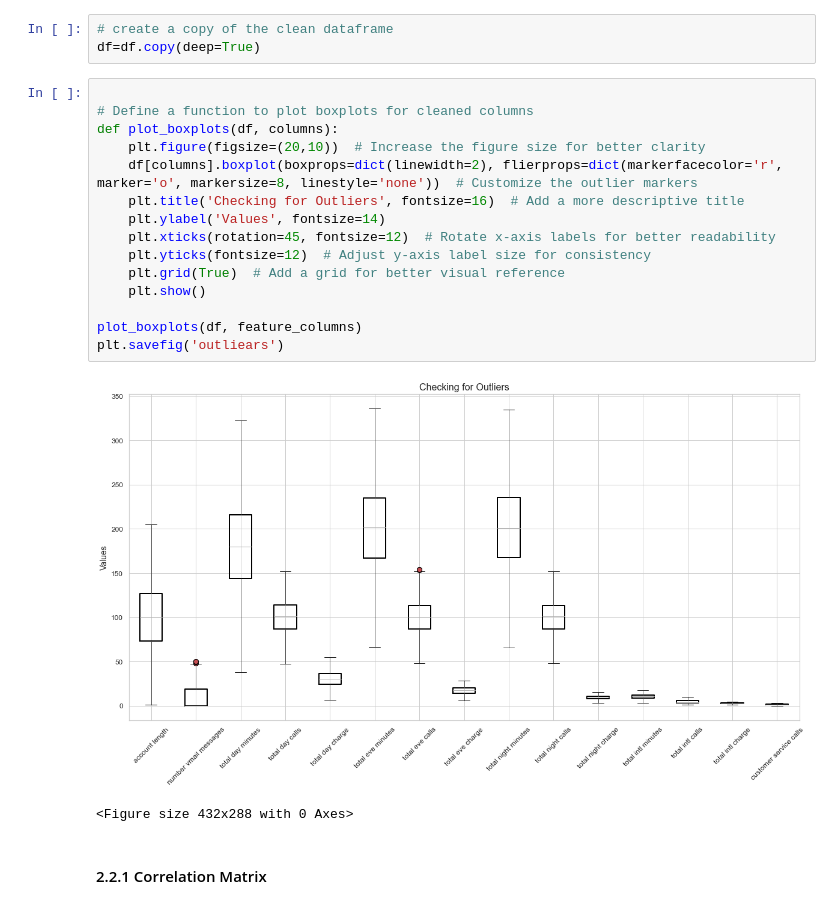
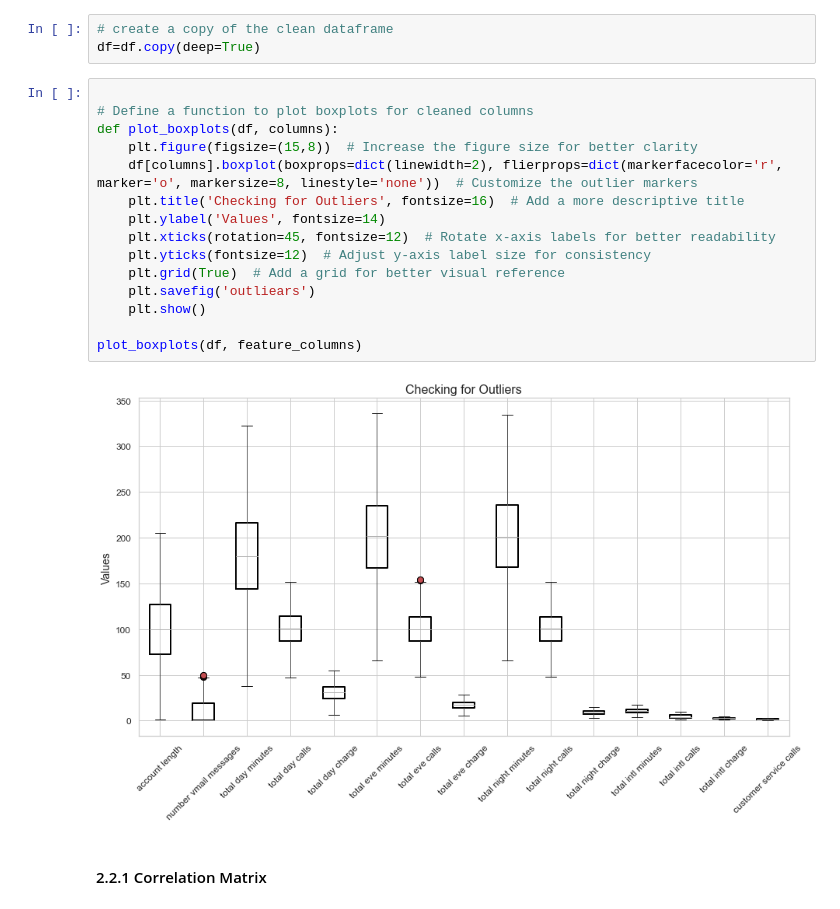
Before and after one commit to SpencerLugalia/Phase-3-Project, a Jupyter notebook: index.ipynb, the cells around one changed output. Cells and saved outputs as stored; diff of their text form.

```diff
--- a/index.ipynb
+++ b/index.ipynb
@@ -271,21 +271,20 @@ df=df.copy(deep=True)
 # %%
 
 # Define a function to plot boxplots for cleaned columns
 def plot_boxplots(df, columns):
-    plt.figure(figsize=(20,10))  # Increase the figure size for better clarity
+    plt.figure(figsize=(15,8))  # Increase the figure size for better clarity
     df[columns].boxplot(boxprops=dict(linewidth=2), flierprops=dict(markerfacecolor='r', marker='o', markersize=8, linestyle='none'))  # Customize the outlier markers
     plt.title('Checking for Outliers', fontsize=16)  # Add a more descriptive title
     plt.ylabel('Values', fontsize=14)
     plt.xticks(rotation=45, fontsize=12)  # Rotate x-axis labels for better readability
     plt.yticks(fontsize=12)  # Adjust y-axis label size for consistency
     plt.grid(True)  # Add a grid for better visual reference
+    plt.savefig('outliears')
     plt.show()
 
 plot_boxplots(df, feature_columns)
-plt.savefig('outliears')
 # %% [output]
-[figure, old version]
+[figure, new version]
-<Figure size 432x288 with 0 Axes>
 # %% [markdown]
 #### 2.2.1 Correlation Matrix
 # %%
```
Also changed, not shown: parts of 4 cells of this notebook, 9 other files.
